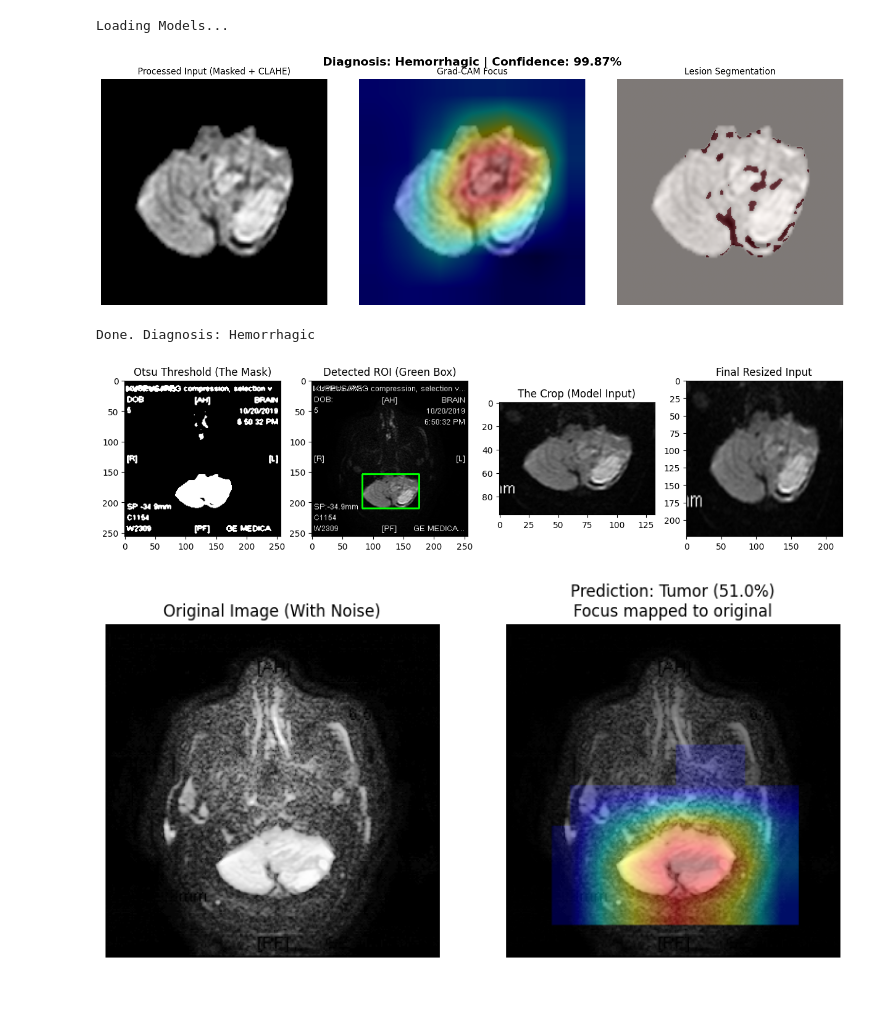
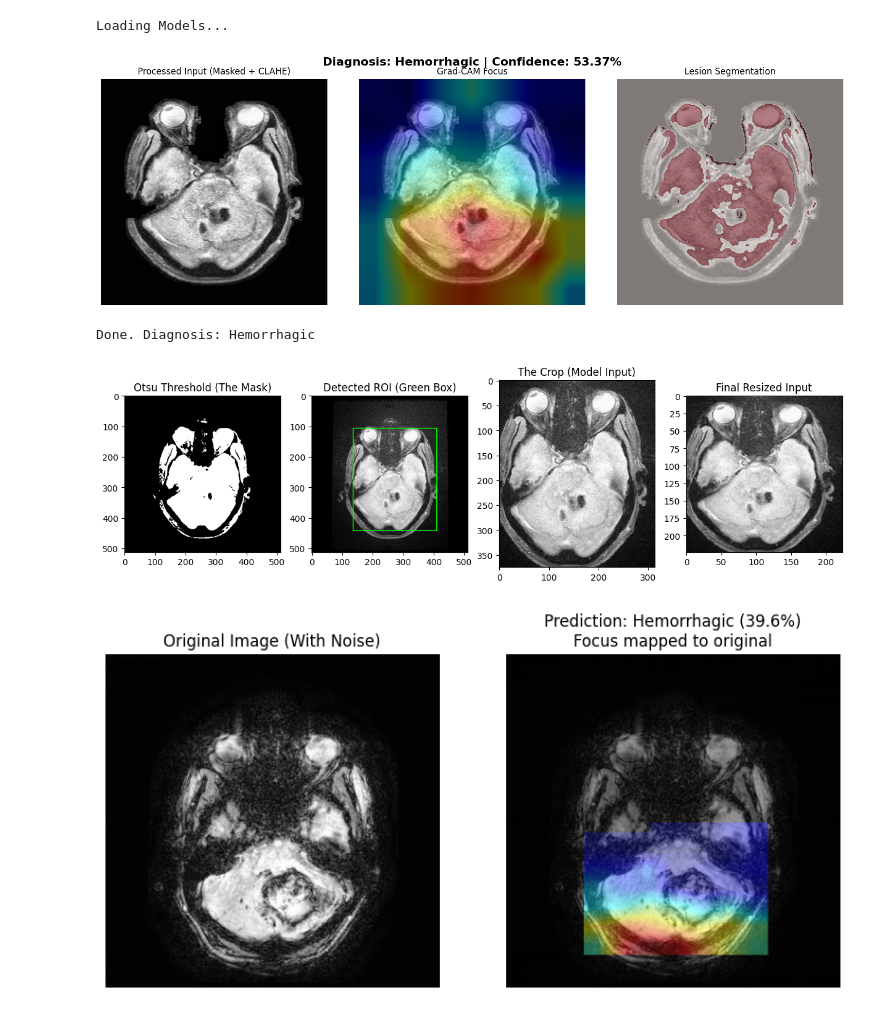
Before and after one commit to yusufafify/Stroke-Tumor-Classification, a Jupyter notebook: model/test.ipynb, the cells around one changed output. Drawn from its saved outputs; the diff is of its cells as text; code cells hidden in the pictures.

```diff
--- a/model/test.ipynb
+++ b/model/test.ipynb
@@ -14,41 +14,49 @@ DEVICE = torch.device("cuda" if torch.cuda.is_available() else "cpu")
 
 # --- 2. YOUR EXACT PREPROCESSING FUNCTIONS ---
 
+# --- 2. PREPROCESSING FUNCTIONS ---
 def extract_roi_and_mask(image):
     """
-    Smarter ROI extraction that prevents 'Zooming on Noise'.
-    Removes text/artifacts by masking the largest contour (the brain).
+    Robust ROI extraction for MRI:
+    1. Blurs and Thresholds to find brain structure.
+    2. Dilates to connect fragmented parts (like cerebellum).
+    3. Crops the largest contour with padding.
     """
-    # Create a copy to avoid modifying original
     img_copy = image.copy()
     gray = cv2.cvtColor(img_copy, cv2.COLOR_BGR2GRAY)
 
-    # GUARD 1: Use Otsu's Thresholding
-    blurred = cv2.GaussianBlur(gray, (5, 5), 0)
+    # 1. Blur to remove fine noise (text)
+    blurred = cv2.GaussianBlur(gray, (7, 7), 0)
+
+    # 2. Otsu Thresholding
     _, thresh = cv2.threshold(blurred, 0, 255, cv2.THRESH_BINARY + cv2.THRESH_OTSU)
 
-    contours, _ = cv2.findContours(thresh, cv2.RETR_EXTERNAL, cv2.CHAIN_APPROX_SIMPLE)
+    # 3. Dilate to connect brain parts (Fixes the "fragmented brain" issue)
+    kernel = np.ones((5,5), np.uint8)
+    dilated = cv2.dilate(thresh, kernel, iterations=3)
+
+    # 4. Find Contours
+    contours, _ = cv2.findContours(dilated, cv2.RETR_EXTERNAL, cv2.CHAIN_APPROX_SIMPLE)
 
     if not contours:
-        return image
+        return image # Fallback
 
     # Find largest contour (The Brain)
     c = max(contours, key=cv2.contourArea)
 
-    # GUARD 2: Area Check
+    # Area Check: Ignore if the "brain" is tiny (likely noise)
     img_area = img_copy.shape[0] * img_copy.shape[1]
-    contour_area = cv2.contourArea(c)
-    if contour_area < (0.02 * img_area):
+    if cv2.contourArea(c) < (0.05 * img_area):
         return image
 
-    # Masking (This removes the text!)
+    # 5. Masking (Black out the background)
     mask = np.zeros_like(gray)
     cv2.drawContours(mask, [c], -1, 255, -1)
     masked_image = cv2.bitwise_and(img_copy, img_copy, mask=mask)
 
-    # --- CROPPING WITH PADDING ---
+    # 6. Cropping with Padding
     x, y, w, h = cv2.boundingRect(c)
-    pad = 20
+    pad = 40 # Generous padding to verify we don't cut off lesions
 
     x_new = max(0, x - pad)
     y_new = max(0, y - pad)
@@ -56,24 +64,23 @@ def extract_roi_and_mask(image):
     h_new = min(img_copy.shape[0] - y_new, h + 2*pad)
 
     roi = masked_image[y_new:y_new+h_new, x_new:x_new+w_new]
-
     return roi
 
 def normalize_and_clahe(image):
     """
-    Standardizes the contrast exactly like the training data.
+    Standardizes MRI intensity using CLAHE.
     """
     lab = cv2.cvtColor(image, cv2.COLOR_BGR2LAB)
     l, a, b = cv2.split(lab)
 
-    # CLAHE on Luminance channel
+    # Apply CLAHE to L-channel
     clahe = cv2.createCLAHE(clipLimit=2.0, tileGridSize=(8,8))
     cl = clahe.apply(l)
 
     limg = cv2.merge((cl,a,b))
     final = cv2.cvtColor(limg, cv2.COLOR_LAB2BGR)
 
-    # MinMax Normalization (0-255)
+    # Normalize to 0-255 range
     final_norm = cv2.normalize(final, None, alpha=0, beta=255, norm_type=cv2.NORM_MINMAX)
     return final_norm
 
@@ -181,8 +188,8 @@ class GradCAM:
 
 # --- 4. PREDICTION FUNCTION ---
 def predict_and_explain(image_path,
-                        class_model_path="best_resnet_model_safe_noisy_data.pth",
-                        seg_model_path="unet_lesion_model.pth"):
+                        class_model_path="best_resnet_model_avg_94.56.pth",
+                        seg_model_path="unet_lesion_model_new.pth"):
 
     if not os.path.exists(image_path):
         print(f"Error: Image not found at {image_path}")
@@ -273,10 +280,10 @@ def predict_and_explain(image_path,
     print(f"Done. Diagnosis: {predicted_class}")
 
 # --- EXECUTE ---
-predict_and_explain("./Kuppusamy DWI-5.jpg")
+predict_and_explain("./Kuppusamy GRE-8.jpg_Haemorrhagic_29.png")
 # %% [output]
 Loading Models...
-[figure, old version]
+[figure, new version]
 Done. Diagnosis: Hemorrhagic
 # %%
 def debug_preprocessing(image_path):
@@ -308,39 +315,39 @@ def debug_preprocessing(image_path):
 
     # Plot 2: The Bounding Box on Original
     debug_img = img.copy()
     cv2.rectangle(debug_img, (x, y), (x+w, y+h), (0, 255, 0), 2)
     ax2 = plt.subplot(1, 4, 2)
     ax2.imshow(cv2.cvtColor(debug_img, cv2.COLOR_BGR2RGB))
     ax2.set_title("Detected ROI (Green Box)")
 
     # Plot 3: The Resulting Crop
     pad = 20
     x_new = max(0, x - pad)
     y_new = max(0, y - pad)
     w_new = min(img.shape[1] - x_new, w + 2*pad)
     h_new = min(img.shape[0] - y_new, h + 2*pad)
     roi = img[y_new:y_new+h_new, x_new:x_new+w_new]
 
     ax3 = plt.subplot(1, 4, 3)
     ax3.imshow(cv2.cvtColor(roi, cv2.COLOR_BGR2RGB))
     ax3.set_title("The Crop (Model Input)")
 
     # Plot 4: Final Resize (What ResNet sees)
     final = cv2.resize(roi, (224, 224))
     ax4 = plt.subplot(1, 4, 4)
     ax4.imshow(cv2.cvtColor(final, cv2.COLOR_BGR2RGB))
     ax4.set_title("Final Resized Input")
 
     plt.show()
 
 # Run this on your problem image
-debug_preprocessing("./Kuppusamy DWI-5.jpg")
+debug_preprocessing("./Kuppusamy GRE-8.jpg_Haemorrhagic_29.png")
 # %% [output]
-[figure, old version]
+[figure, new version]
 # %%
 def predict_and_visualize_full(image_path,
-                               class_model_path="best_resnet_model_safe_noisy_data.pth",
-                               seg_model_path="unet_lesion_model.pth"):
+                               class_model_path="best_resnet_model_avg_94.56.pth",
+                               seg_model_path="unet_lesion_model_new.pth"):
 
     # 1. Load Original Image
     original_img = cv2.imread(image_path)
@@ -435,6 +442,6 @@ def predict_and_visualize_full(image_path,
     plt.show()
 
 # Run it on your tricky image
-predict_and_visualize_full("./Kuppusamy DWI-4.jpg_Haemorrhagic_1.png")
+predict_and_visualize_full("./Kuppusamy SWI-21.jpg_Haemorrhagic_16.png")
 # %% [output]
-[figure, old version]
+[figure, new version]
```
Also changed, not shown: 30 other files.
